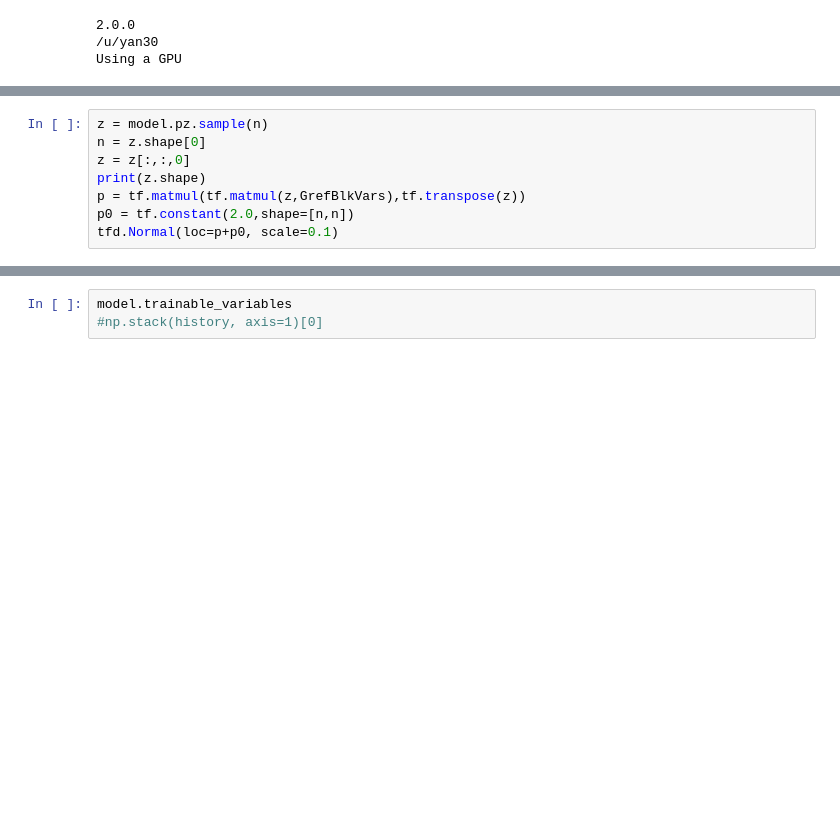
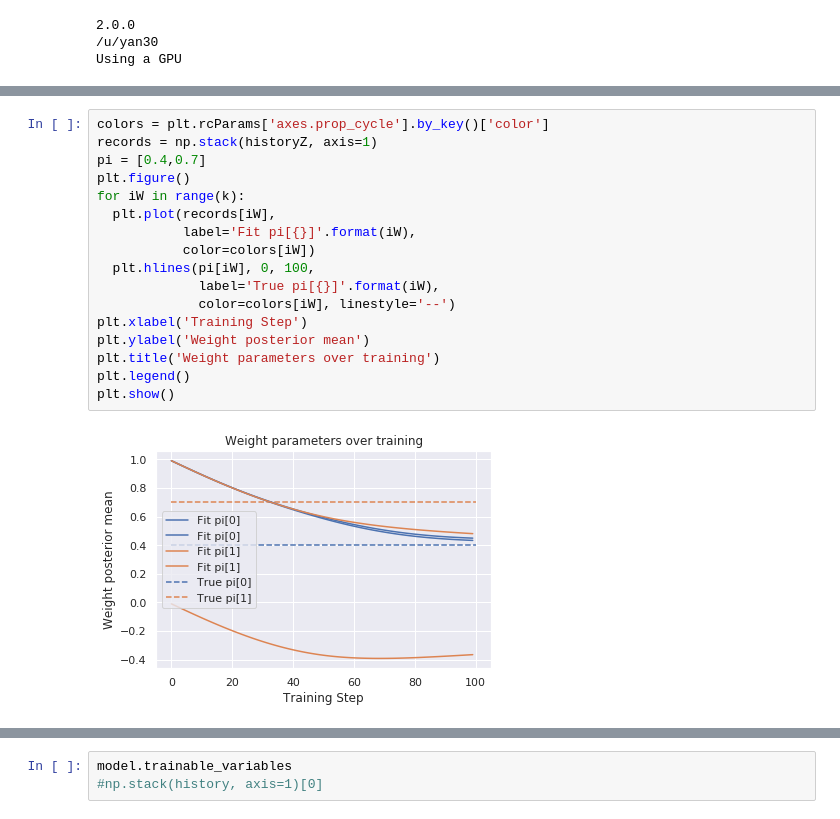
Before and after one commit to everyxs/BayesianOmics, a Jupyter notebook: DAG/VariationalTest-Copy1.ipynb, the cells around one changed output, grey strips where cells are left out. Cells and saved outputs as stored; diff of their text form; blank space fills up the shorter version.

```diff
--- a/DAG/VariationalTest-Copy1.ipynb
+++ b/DAG/VariationalTest-Copy1.ipynb
@@ -183,8 +194,0 @@ class VariationalEstep(tf.keras.Model):
-# %%
-z = model.pz.sample(n)
-n = z.shape[0]
-z = z[:,:,0]
-print(z.shape)
-p = tf.matmul(tf.matmul(z,GrefBlkVars),tf.transpose(z))
-p0 = tf.constant(2.0,shape=[n,n])
-tfd.Normal(loc=p+p0, scale=0.1)
@@ -269,3 +339,22 @@ plt.show()
+# %%
+colors = plt.rcParams['axes.prop_cycle'].by_key()['color']
+records = np.stack(historyZ, axis=1)
+pi = [0.4,0.7]
+plt.figure()
+for iW in range(k):
+  plt.plot(records[iW],
+           label='Fit pi[{}]'.format(iW),
+           color=colors[iW])
+  plt.hlines(pi[iW], 0, 100,
+             label='True pi[{}]'.format(iW),
+             color=colors[iW], linestyle='--')
+plt.xlabel('Training Step')
+plt.ylabel('Weight posterior mean')
+plt.title('Weight parameters over training')
+plt.legend()
+plt.show()
+# %% [output]
+[figure, added]
 # %%
 fig = plt.figure()
 fig.set_size_inches(6.4, 8)
```
Also changed, not shown: parts of 21 cells of this notebook.
